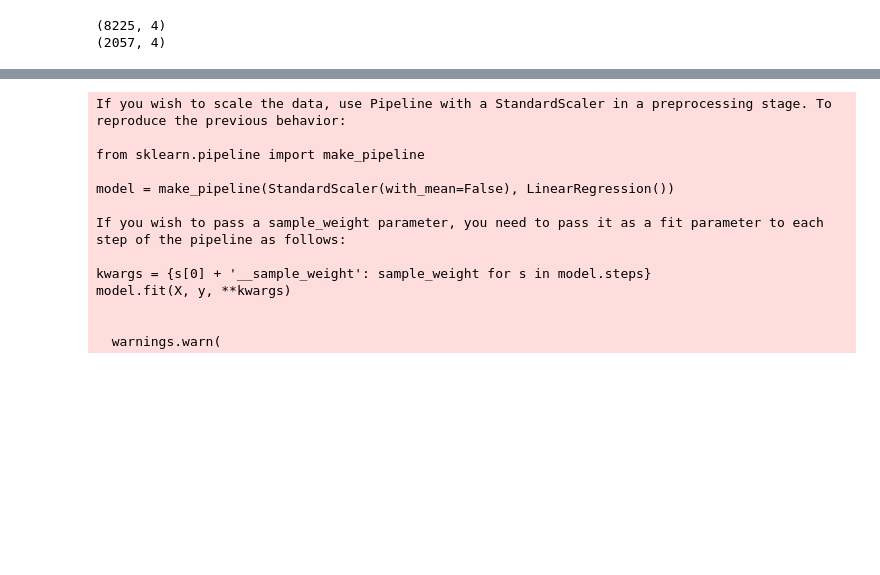
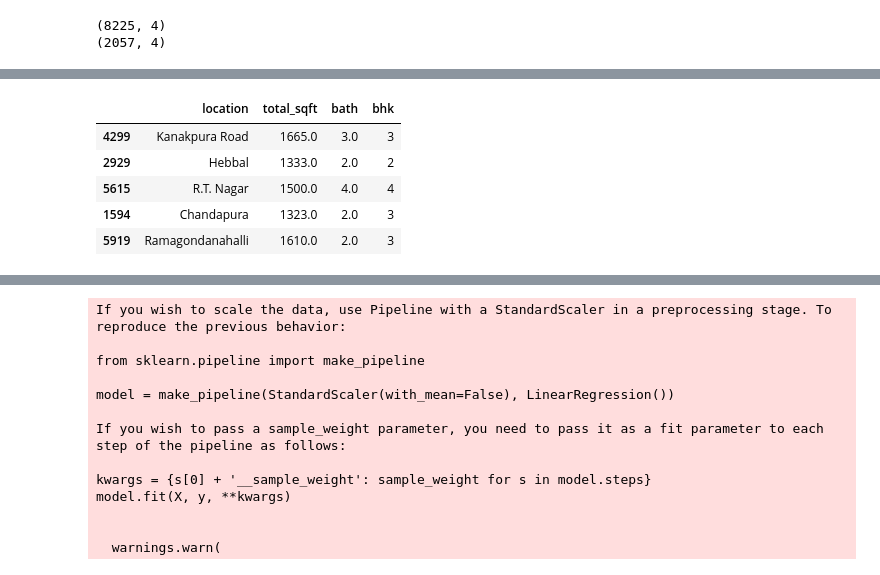
Before and after one commit to thobs-10/Machine-Learning-Project-12---Bangalore-House-Prediction, a Jupyter notebook: notebooks/house_prediction.ipynb, the cells around one changed output, grey strips where cells are left out. Drawn from its saved outputs; the diff is of its cells as text; code cells hidden in the pictures; blank space fills up the shorter version.

Commit message:
update model training

```diff
--- a/notebooks/house_prediction.ipynb
+++ b/notebooks/house_prediction.ipynb
@@ -1145,0 +1157,9 @@ print(X_test.shape)
+# %%
+X_train.head()
+# %% [output]
+|  | location | total_sqft | bath | bhk |
+| 4299 | Kanakpura Road | 1665.0 | 3.0 | 3 |
+| 2929 | Hebbal | 1333.0 | 2.0 | 2 |
+| 5615 | R.T. Nagar | 1500.0 | 4.0 | 4 |
+| 1594 | Chandapura | 1323.0 | 2.0 | 3 |
+| 5919 | Ramagondanahalli | 1610.0 | 2.0 | 3 |
```
Also changed, not shown: parts of 2 cells of this notebook, 2 other files.
